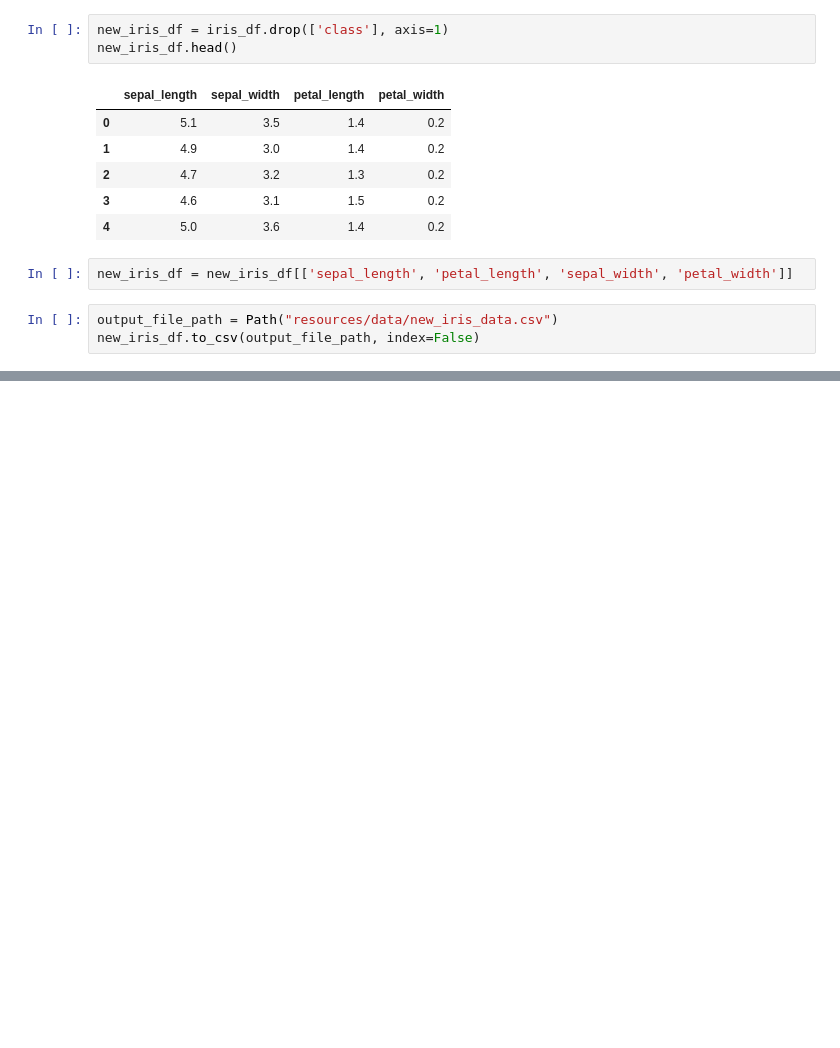
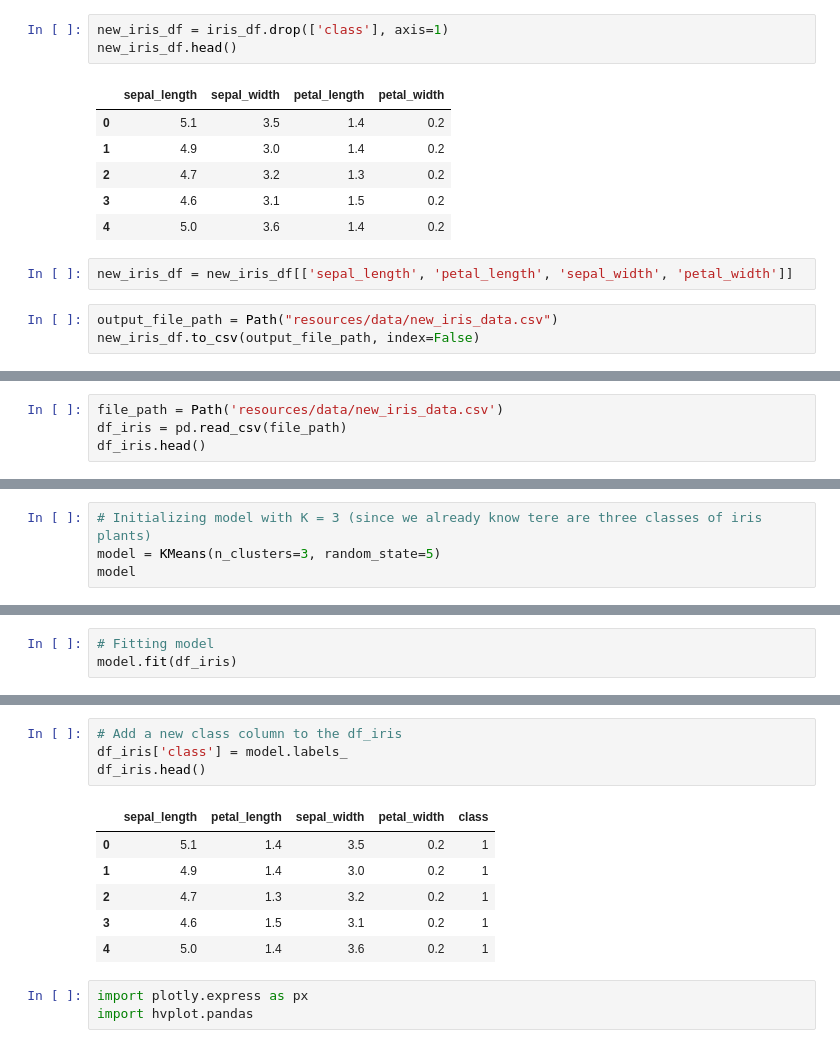
Before and after one commit to etdirksen/18-Cryptocurrencies, a Jupyter notebook: module_work.ipynb, the cells around one changed output, grey strips where cells are left out. Cells and saved outputs as stored; diff of their text form; blank space fills up the shorter version.

```diff
--- a/module_work.ipynb
+++ b/module_work.ipynb
@@ -29,0 +138,4 @@ new_iris_df.to_csv(output_file_path, index=False)
+# %%
+file_path = Path('resources/data/new_iris_data.csv')
+df_iris = pd.read_csv(file_path)
+df_iris.head()
@@ -29,0 +149,4 @@ new_iris_df.to_csv(output_file_path, index=False)
+# %%
+# Initializing model with K = 3 (since we already know tere are three classes of iris plants)
+model = KMeans(n_clusters=3, random_state=5)
+model
@@ -29,0 +155,3 @@ new_iris_df.to_csv(output_file_path, index=False)
+# %%
+# Fitting model
+model.fit(df_iris)
@@ -29,0 +170,14 @@ new_iris_df.to_csv(output_file_path, index=False)
+# %%
+# Add a new class column to the df_iris
+df_iris['class'] = model.labels_
+df_iris.head()
+# %% [output]
+|  | sepal_length | petal_length | sepal_width | petal_width | class |
+| 0 | 5.1 | 1.4 | 3.5 | 0.2 | 1 |
+| 1 | 4.9 | 1.4 | 3.0 | 0.2 | 1 |
+| 2 | 4.7 | 1.3 | 3.2 | 0.2 | 1 |
+| 3 | 4.6 | 1.5 | 3.1 | 0.2 | 1 |
+| 4 | 5.0 | 1.4 | 3.6 | 0.2 | 1 |
+# %%
+import plotly.express as px
+import hvplot.pandas
```
Also changed, not shown: parts of 21 cells of this notebook, 4 other files.
